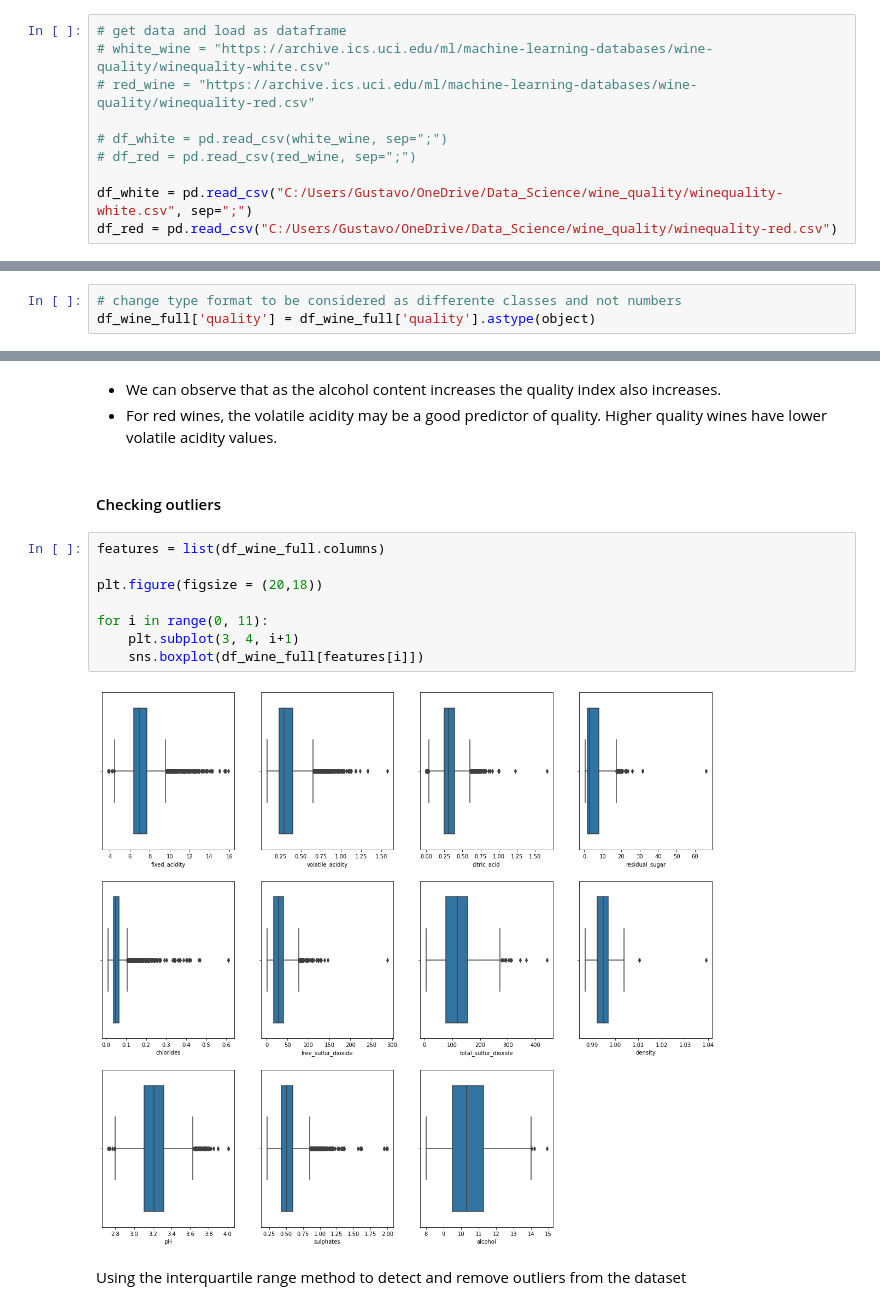
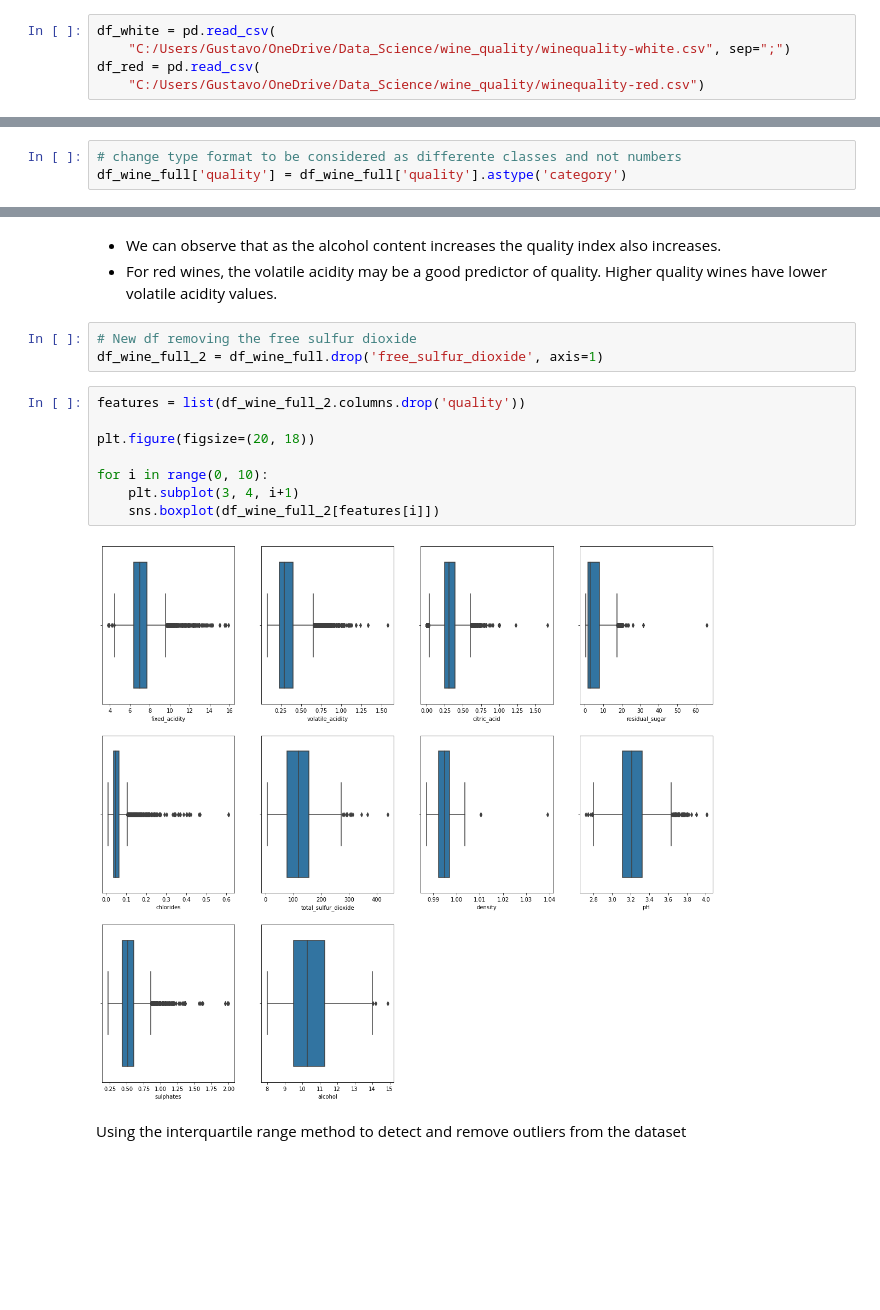
Before and after one commit to ghmigliorini/site, a Jupyter notebook: content/post/2021-12-21-wine-notebook/index.ipynb, the cells around one changed output, grey strips where cells are left out. Saved outputs shown, nothing was run; the diff lists cells and outputs as text; blank space fills up the shorter version.

Commit message:
wine update

```diff
--- a/content/post/2021-12-21-wine-notebook/index.ipynb
+++ b/content/post/2021-12-21-wine-notebook/index.ipynb
@@ -30,13 +55,8 @@ warnings.filterwarnings('ignore')
 # %%
-# get data and load as dataframe
-# white_wine = "https://archive.ics.uci.edu/ml/machine-learning-databases/wine-quality/winequality-white.csv"
-# red_wine = "https://archive.ics.uci.edu/ml/machine-learning-databases/wine-quality/winequality-red.csv"
-
-# df_white = pd.read_csv(white_wine, sep=";")
-# df_red = pd.read_csv(red_wine, sep=";")
-
-df_white = pd.read_csv("C:/Users/Gustavo/OneDrive/Data_Science/wine_quality/winequality-white.csv", sep=";")
-df_red = pd.read_csv("C:/Users/Gustavo/OneDrive/Data_Science/wine_quality/winequality-red.csv")
+df_white = pd.read_csv(
+    "C:/Users/Gustavo/OneDrive/Data_Science/wine_quality/winequality-white.csv", sep=";")
+df_red = pd.read_csv(
+    "C:/Users/Gustavo/OneDrive/Data_Science/wine_quality/winequality-red.csv")
 # %%
 df_white.head()
 # %% [output]
@@ -155,6 +170,6 @@ type                     object
 dtype: object
 # %%
 # change type format to be considered as differente classes and not numbers
-df_wine_full['quality'] = df_wine_full['quality'].astype(object)
+df_wine_full['quality'] = df_wine_full['quality'].astype('category')
 # %%
 # plot quality levels
@@ -366,18 +415,19 @@ f.delaxes(axes[2,3])
 # %% [markdown]
 - We can observe that as the alcohol content increases the quality index also increases.
 - For red wines, the volatile acidity may be a good predictor of quality. Higher quality wines have lower volatile acidity values.
-# %% [markdown]
-#### Checking outliers
+# %%
+# New df removing the free sulfur dioxide
+df_wine_full_2 = df_wine_full.drop('free_sulfur_dioxide', axis=1)
 # %%
-features = list(df_wine_full.columns)
+features = list(df_wine_full_2.columns.drop('quality'))
 
-plt.figure(figsize = (20,18))
+plt.figure(figsize=(20, 18))
 
-for i in range(0, 11):
+for i in range(0, 10):
     plt.subplot(3, 4, i+1)
-    sns.boxplot(df_wine_full[features[i]])
+    sns.boxplot(df_wine_full_2[features[i]])
 # %% [output]
-[figure, old version]
+[figure, new version]
 # %% [markdown]
 Using the interquartile range method to detect and remove outliers from the dataset
 # %%
```
Also changed, not shown: parts of 59 cells of this notebook.
